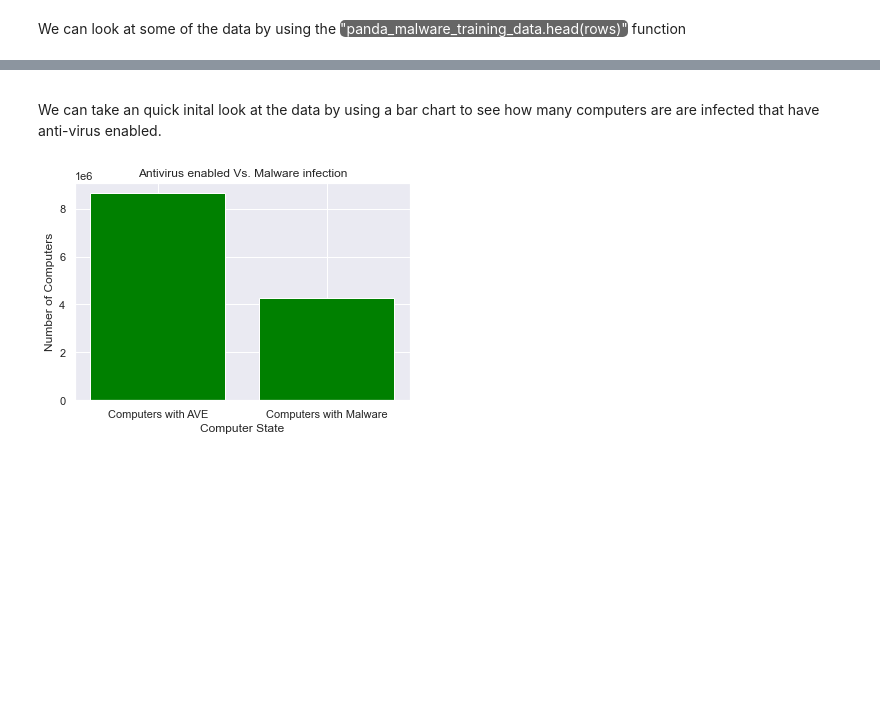
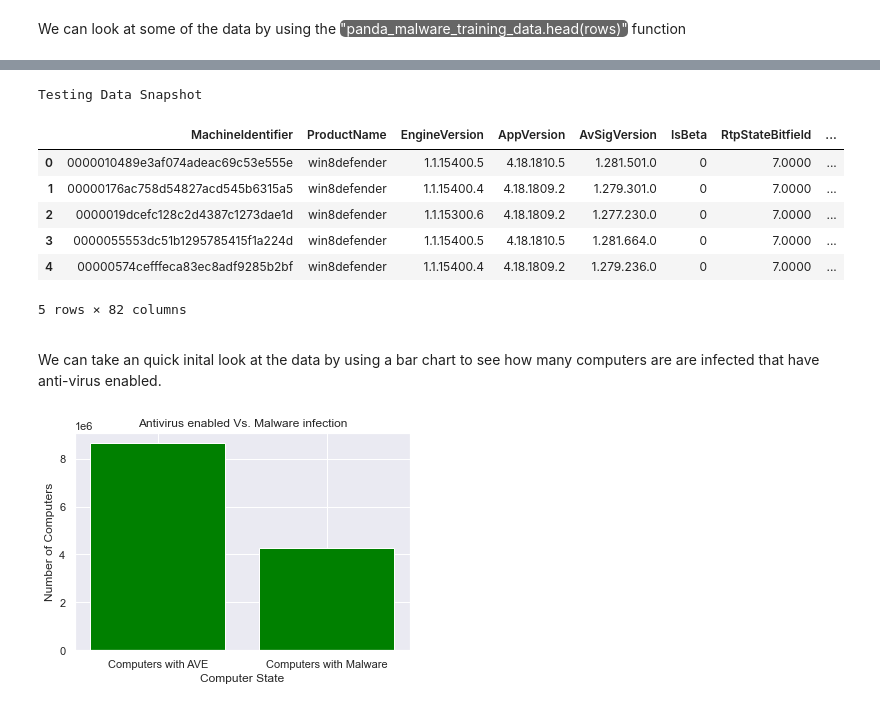
Before and after one commit to shinmantis/CSPB-3022-Final-Project, a Jupyter notebook: 3022_Rodrigo_Garcia_Final_Project.ipynb, the cells around one changed output, grey strips where cells are left out. Cells and saved outputs as stored; diff of their text form; code cells hidden in the pictures; blank space fills up the shorter version.

```diff
--- a/3022_Rodrigo_Garcia_Final_Project.ipynb
+++ b/3022_Rodrigo_Garcia_Final_Project.ipynb
@@ -169,2 +151,5 @@ Index(['MachineIdentifier', 'ProductName', 'EngineVersion', 'AppVersion',
+# %%
+#panda_malware_testing_data = pd.read_csv('../test.csv', skiprows=lambda x: (x != 0) and not x % 50)
+panda_malware_testing_data = pd.read_csv('../test.csv')
 # %%
 print("Training data has the following shape: {0} ".format(panda_malware_training_data.shape))
@@ -195,3 +174,15 @@ panda_malware_training_data.head(15)
+# %%
+print("Testing Data Snapshot")
+panda_malware_testing_data.head(5)
+# %% [output]
+Testing Data Snapshot
+|  | MachineIdentifier | ProductName | EngineVersion | AppVersion | AvSigVersion | IsBeta | RtpStateBitfield | ... |
+| 0 | 0000010489e3af074adeac69c53e555e | win8defender | 1.1.15400.5 | 4.18.1810.5 | 1.281.501.0 | 0 | 7.0000 | ... |
+| 1 | 00000176ac758d54827acd545b6315a5 | win8defender | 1.1.15400.4 | 4.18.1809.2 | 1.279.301.0 | 0 | 7.0000 | ... |
+| 2 | 0000019dcefc128c2d4387c1273dae1d | win8defender | 1.1.15300.6 | 4.18.1809.2 | 1.277.230.0 | 0 | 7.0000 | ... |
+| 3 | 0000055553dc51b1295785415f1a224d | win8defender | 1.1.15400.5 | 4.18.1810.5 | 1.281.664.0 | 0 | 7.0000 | ... |
+| 4 | 00000574cefffeca83ec8adf9285b2bf | win8defender | 1.1.15400.4 | 4.18.1809.2 | 1.279.236.0 | 0 | 7.0000 | ... |
+5 rows × 82 columns
 # %% [markdown]
 <p></p>
 
```
Also changed, not shown: parts of 23 cells of this notebook.
